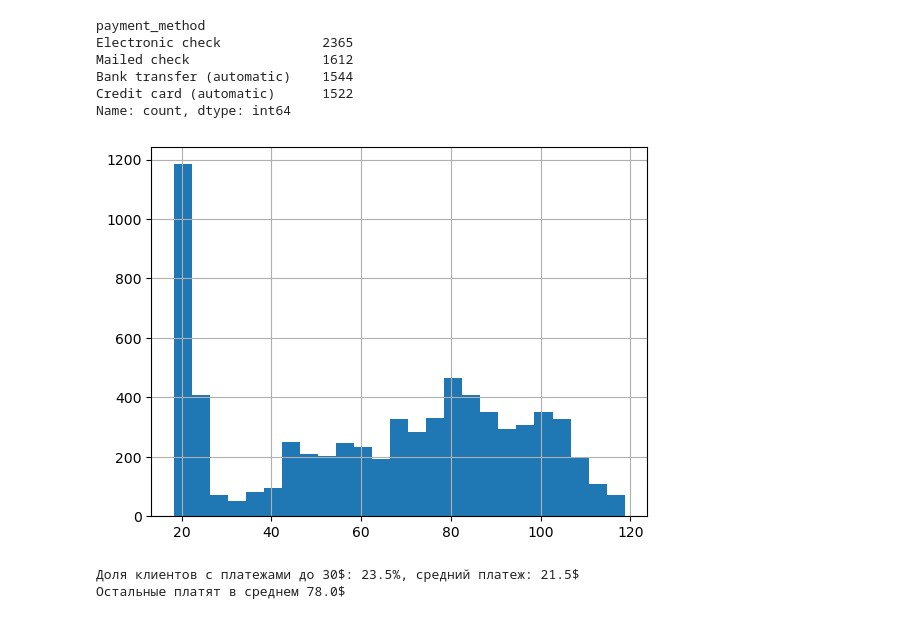
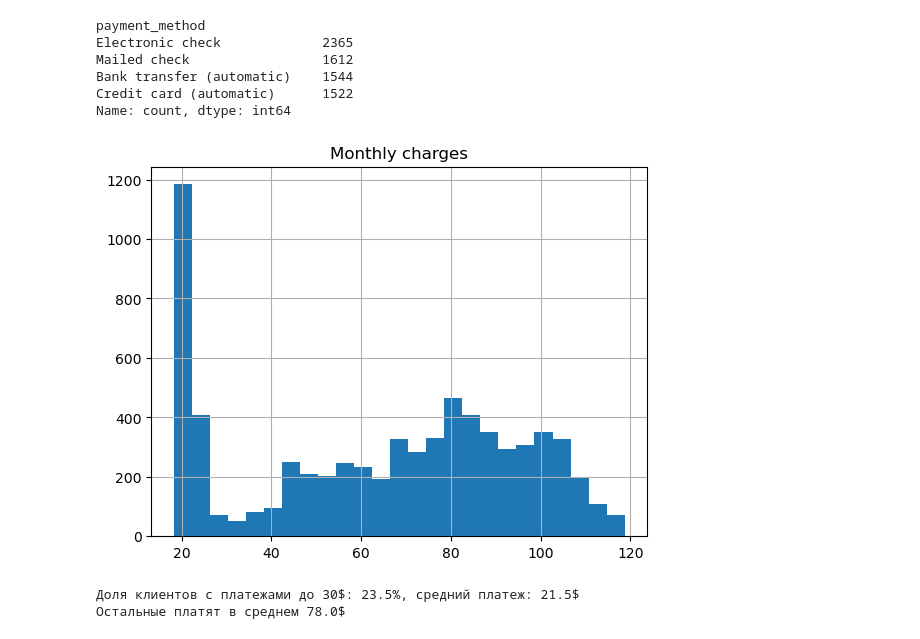
Before and after one commit to MrArizona42/yandex_practicum, a Jupyter notebook: ml_final_telecom_project/final_telecom_project.ipynb, the cells around one changed output. Drawn from its saved outputs; the diff is of its cells as text; code cells hidden in the pictures.

```diff
--- a/ml_final_telecom_project/final_telecom_project.ipynb
+++ b/ml_final_telecom_project/final_telecom_project.ipynb
@@ -212,9 +224,10 @@ Credit card (automatic)      1522
 Name: count, dtype: int64
 # %%
 contract_data['monthly_charges'].hist(bins=25)
+plt.title('Monthly charges')
 plt.show()
 # %% [output]
-[figure, old version]
+[figure, new version]
 # %%
 lower_30 = len(contract_data[contract_data['monthly_charges'] < 30]) / len(contract_data)
 lower_30_mean = contract_data[contract_data['monthly_charges'] < 30]['monthly_charges'].mean()
```
Also changed, not shown: parts of 6 cells of this notebook, 1 other file.
